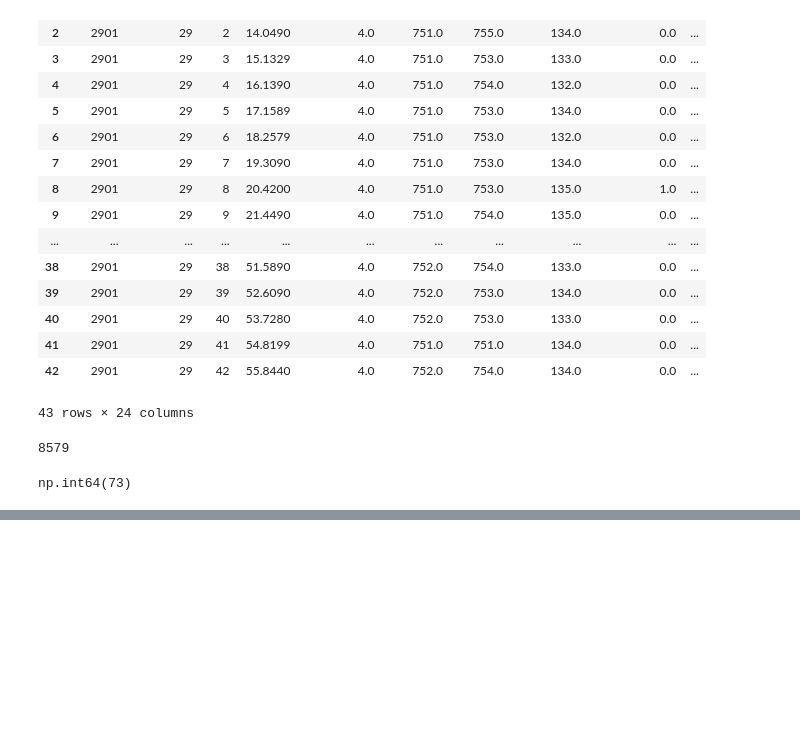
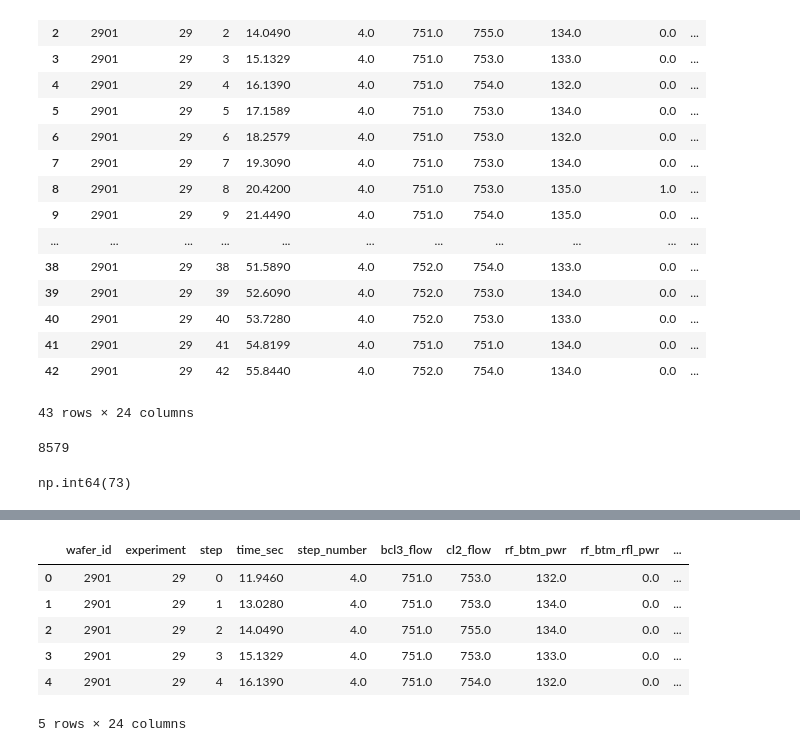
Before and after one commit to niva-scotia/manufacturing-agents, a Jupyter notebook: manual_testing.ipynb, the cells around one changed output, grey strips where cells are left out. Drawn from its saved outputs; the diff is of its cells as text; code cells hidden in the pictures; blank space fills up the shorter version.

```diff
--- a/manual_testing.ipynb
+++ b/manual_testing.ipynb
@@ -59,0 +84,10 @@ train_machine['wafer_id'] ==
+# %%
+train_machine.head()
+# %% [output]
+|  | wafer_id | experiment | step | time_sec | step_number | bcl3_flow | cl2_flow | rf_btm_pwr | rf_btm_rfl_pwr | ... |
+| 0 | 2901 | 29 | 0 | 11.9460 | 4.0 | 751.0 | 753.0 | 132.0 | 0.0 | ... |
+| 1 | 2901 | 29 | 1 | 13.0280 | 4.0 | 751.0 | 753.0 | 134.0 | 0.0 | ... |
+| 2 | 2901 | 29 | 2 | 14.0490 | 4.0 | 751.0 | 755.0 | 134.0 | 0.0 | ... |
+| 3 | 2901 | 29 | 3 | 15.1329 | 4.0 | 751.0 | 753.0 | 133.0 | 0.0 | ... |
+| 4 | 2901 | 29 | 4 | 16.1390 | 4.0 | 751.0 | 754.0 | 132.0 | 0.0 | ... |
+5 rows × 24 columns
```
Also changed, not shown: parts of 10 cells of this notebook, 1 other file.
